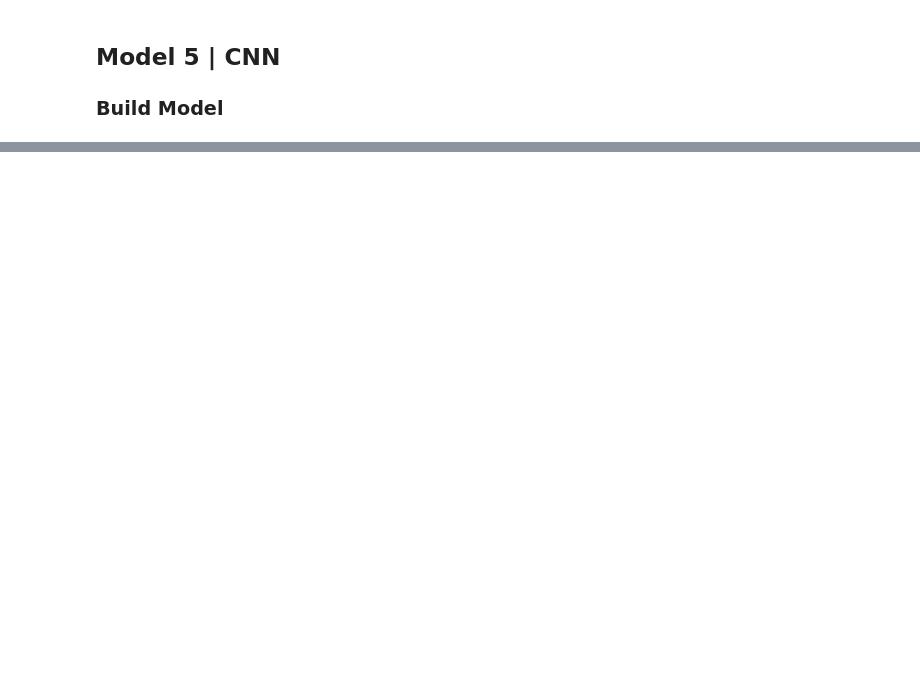
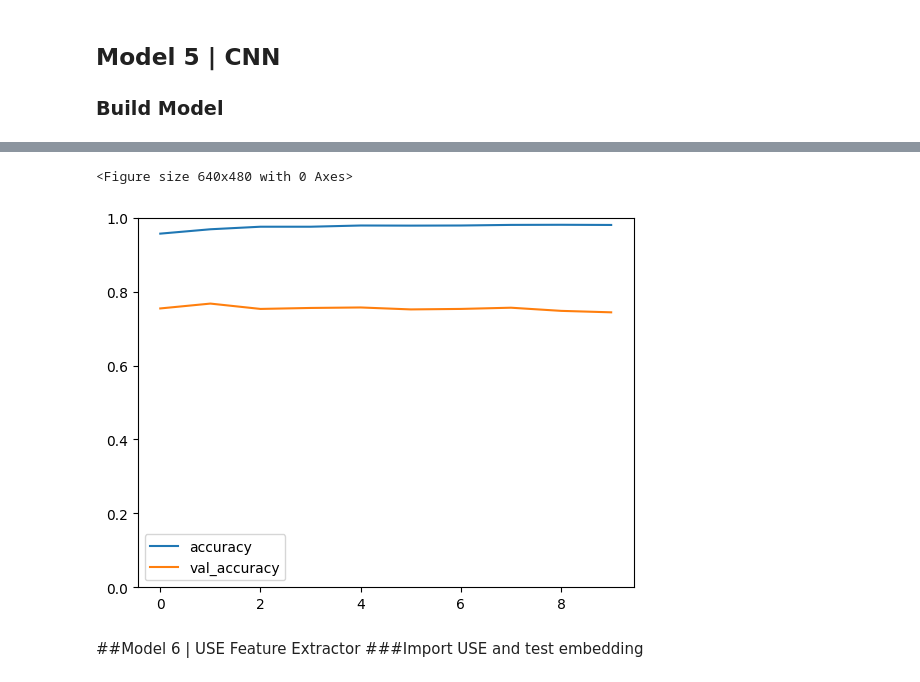
Before and after one commit to farheenfathimaa/NLP-with-Disaster-Tweets, a Jupyter notebook: Natural_Language_Processing_with_Disaster_Tweets_Code.ipynb, the cells around one changed output, grey strips where cells are left out. Saved outputs shown, nothing was run; the diff lists cells and outputs as text; code cells hidden in the pictures; blank space fills up the shorter version.

```diff
--- a/Natural_Language_Processing_with_Disaster_Tweets_Code.ipynb
+++ b/Natural_Language_Processing_with_Disaster_Tweets_Code.ipynb
@@ -739,3 +738,33 @@ plt.ylim(0,1);
 # %% [markdown]
 ## Model 5 | CNN
 ### Build Model
+# %%
+# input layer
+inputs = tf.keras.Input(shape=(1,), dtype=tf.string)
+
+# turn text to numbers
+x = text_vectorizer(inputs)
+x = embedding(x)
+
+# hidden layers
+x = layers.Conv1D(10, 3, activation="relu")(x)
+x = layers.GlobalAveragePooling1D()(x)
+
+# output layers
+outputs = layers.Dense(1, activation="sigmoid")(x)
+
+model_5 = tf.keras.Model(inputs,
+                         outputs,
+                         name="model_5_cnn")
+
+# compile
+model_5.compile(loss="binary_crossentropy",
+                optimizer=tf.keras.optimizers.Adam(),
+                metrics=["accuracy"])
+
+# fit
+history5 = model_5.fit(X_train,
+                       y_train,
+                       validation_data=[X_val, y_val],
+                       epochs=10,
+                       callbacks=[create_tensorboard_callback(SAVE_DIR, model_5.name)])
@@ -741,0 +830,13 @@ plt.ylim(0,1);
+# %%
+# Plot the accuracy curve
+history5_plot = pd.DataFrame(history5.history)
+
+plt.figure()
+history5_plot.loc[:,["accuracy", "val_accuracy"]].plot()
+plt.ylim(0,1);
+# %% [output]
+<Figure size 640x480 with 0 Axes>
+[figure, added]
+# %% [markdown]
+##Model 6 | USE Feature Extractor
+###Import USE and test embedding
```
Also changed, not shown: parts of 27 cells of this notebook.
